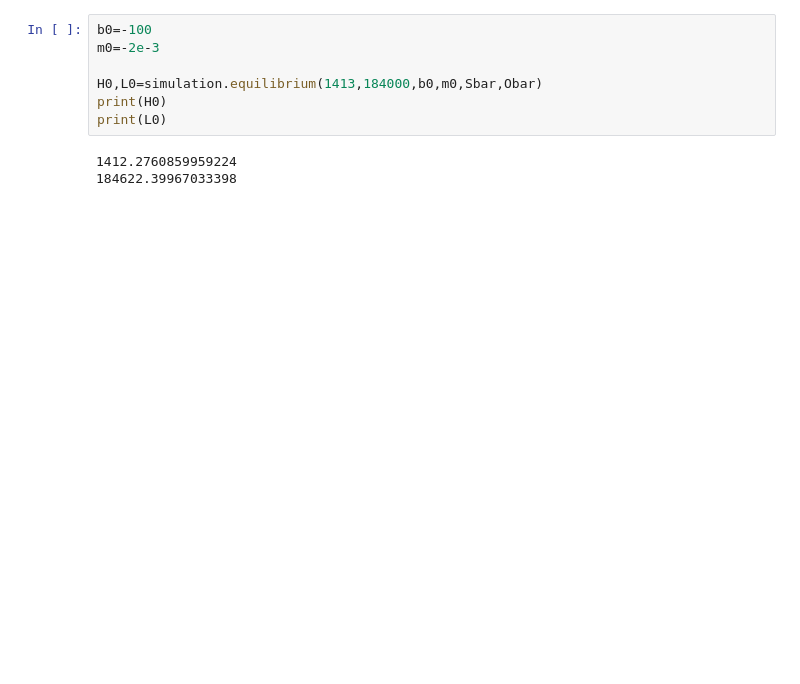
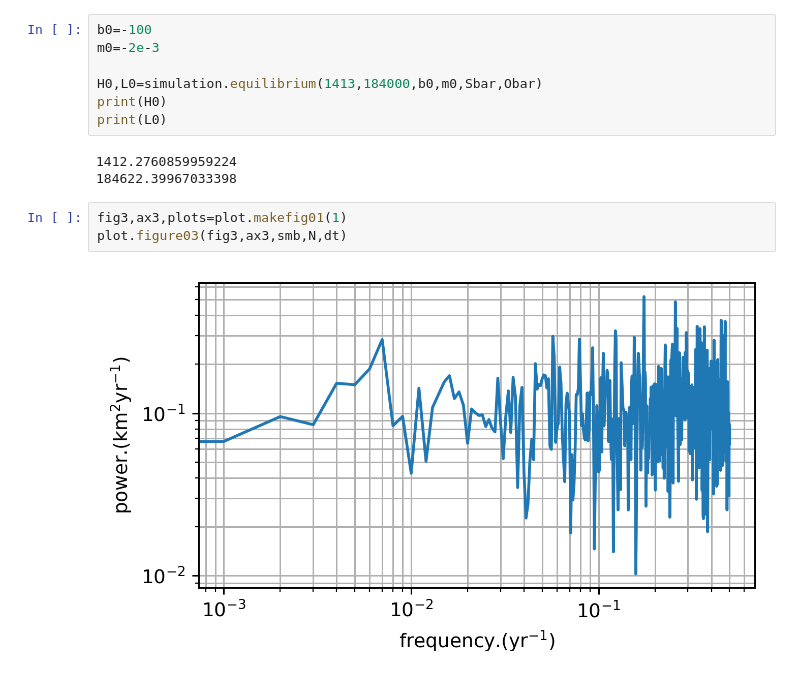
Before and after one commit to hoffmaao/gia2stage, a Jupyter notebook: gia2stage.ipynb, the cells around one changed output. Drawn from its saved outputs; the diff is of its cells as text; blank space fills up the shorter version.

```diff
--- a/gia2stage.ipynb
+++ b/gia2stage.ipynb
@@ -44,4 +45,9 @@ print(L0)
 # %% [output]
 1412.2760859959224
 184622.39967033398
+# %%
+fig3,ax3,plots=plot.makefig01(1)
+plot.figure03(fig3,ax3,smb,N,dt)
+# %% [output]
+[figure, added]
 # %%
```
Also changed, not shown: parts of 8 cells of this notebook, 30 other files.
